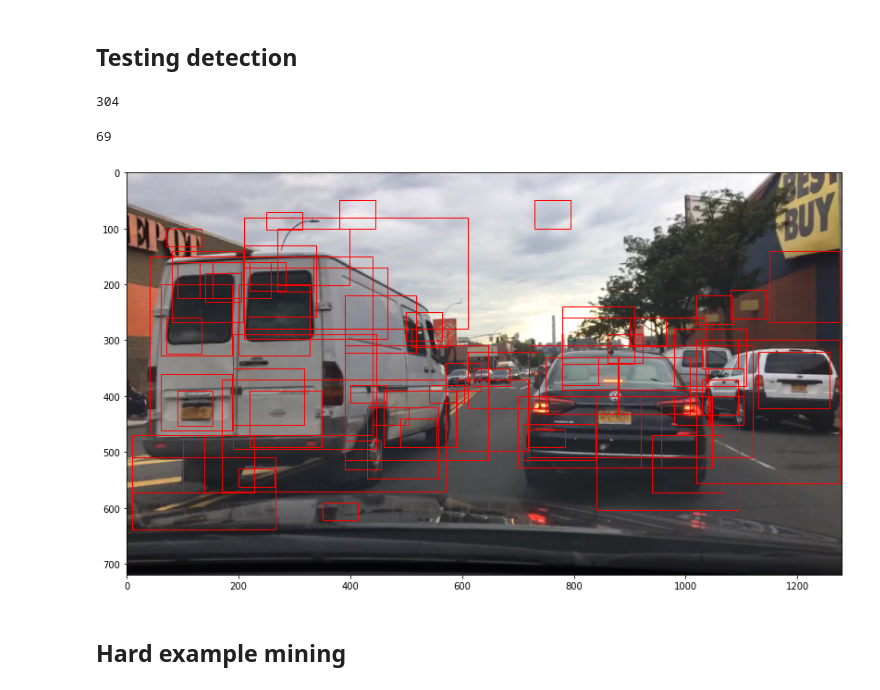
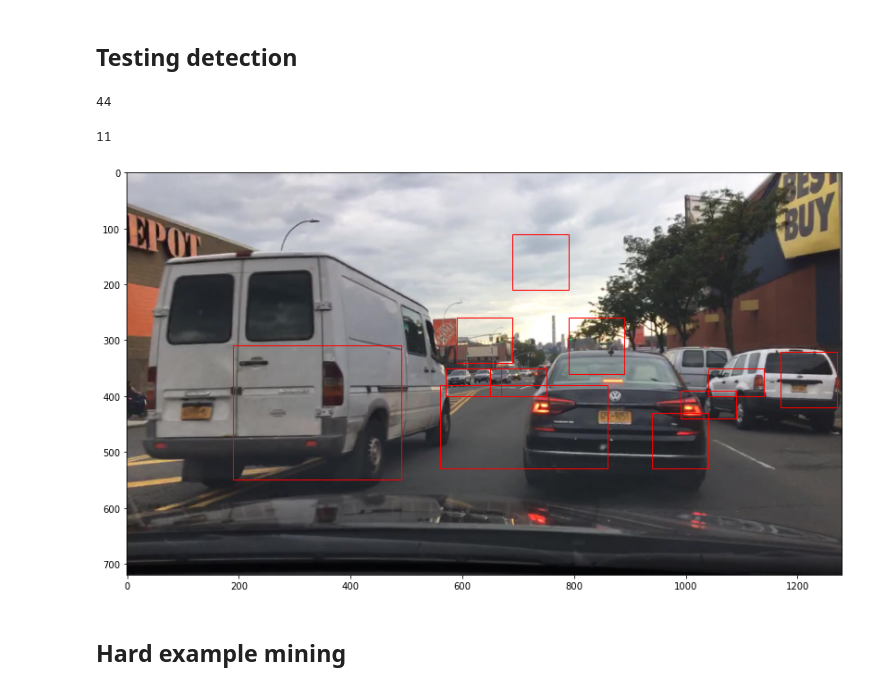
Before and after one commit to Castavo/car-detection, a Jupyter notebook: model_exploration.ipynb, the cells around one changed output. Cells and saved outputs as stored; diff of their text form; code cells hidden in the pictures.

Commit message:
example mining done, detection pipeline done

```diff
--- a/model_exploration.ipynb
+++ b/model_exploration.ipynb
@@ -24,5 +24,5 @@ features[1].shape
 # %% [output]
 (34560,)
 # %%
-with open("models/hog/ultra_neg_64_8.pkl", "rb") as pickle_file:
+with open("models/hog/very_neg_64_8.pkl", "rb") as pickle_file:
     classifier = pickle.load(pickle_file)
@@ -66,19 +63,20 @@ detector = Detector(classifier)
 image_index = 2000
 image = imread(frames_info[image_index][0])
 
-detections = detector.detect(image, 10, [64, 128, 256, 400], [.8, 0.5, 1.0])
+detections = detector.detect(image, 10, [100, 300, 500], [1.0, .8, .5])
+print(len(detections))
+# %% [output]
+44
 # %%
-print(len(detections))
-detections = detector.nms(detections, .5)
+less_detections = detector.nms(detections, .5)
+print(len(less_detections))
 # %% [output]
-304
+11
 # %%
-print(len(detections))
 
-show_image_with_bbs(frames_info[image_index][0], detections)
+show_image_with_bbs(frames_info[image_index][0], less_detections)
 # %% [output]
-69
-[figure, old version]
+[figure, new version]
 # %% [markdown]
 ## Hard example mining
 # %%
```
Also changed, not shown: parts of 11 cells of this notebook, 10 other files.
